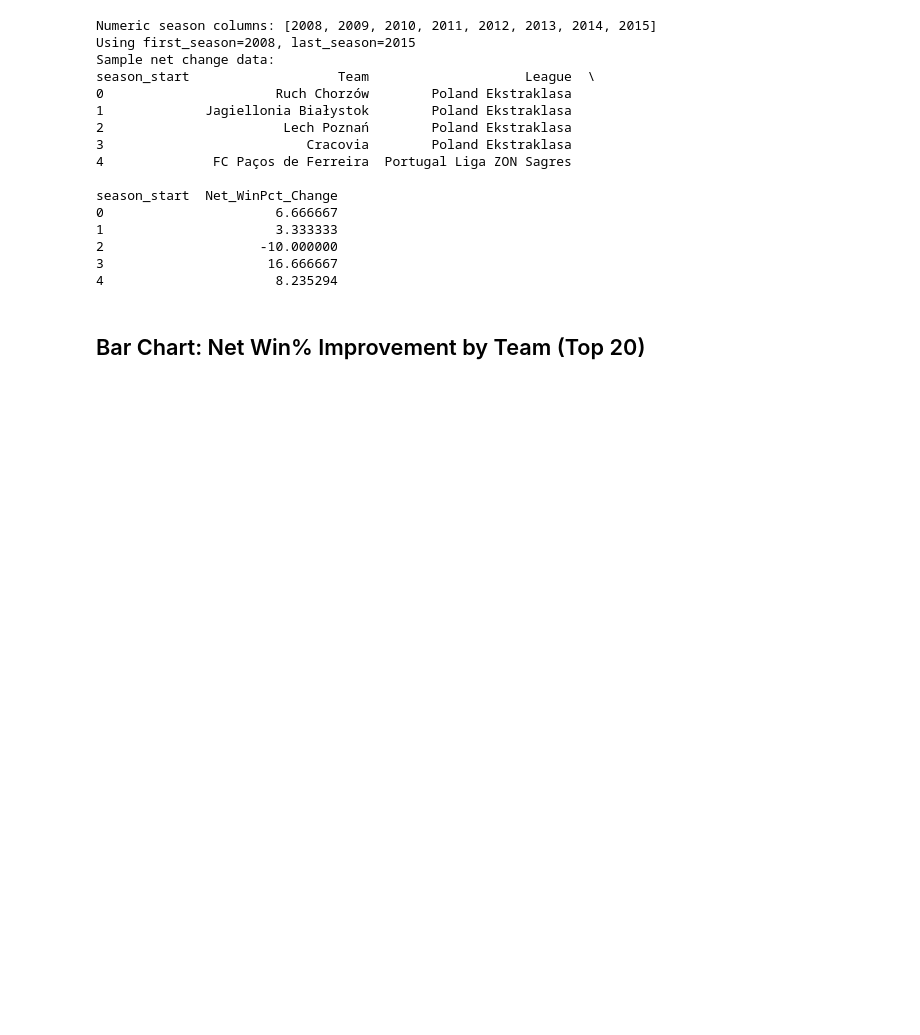
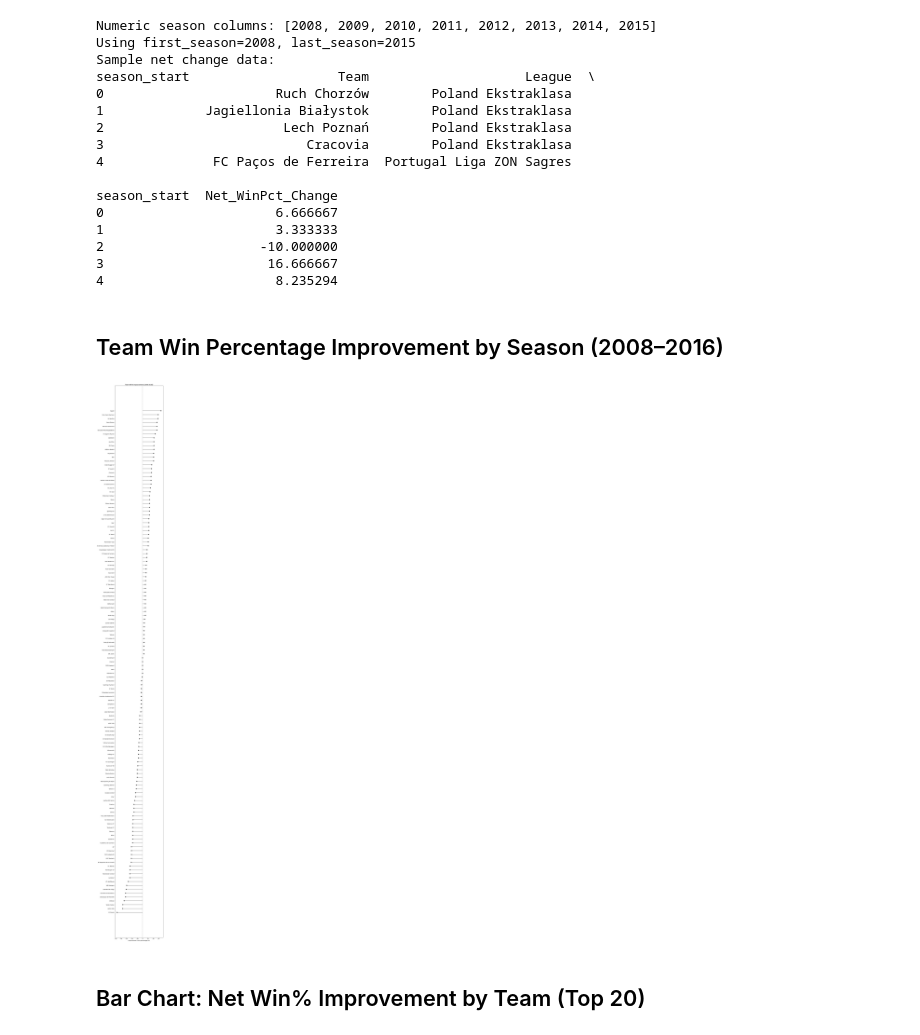
Before and after one commit to Mahat-Tasnim/VDS-Project, a Jupyter notebook: Team_Improvement_Analysis.ipynb, the cells around one changed output. Drawn from its saved outputs; the diff is of its cells as text; code cells hidden in the pictures; blank space fills up the shorter version.

Commit message:
Implement new  chart using real team names to show net win% percentage

```diff
--- a/Team_Improvement_Analysis.ipynb
+++ b/Team_Improvement_Analysis.ipynb
@@ -162,6 +162,25 @@ season_start  Net_WinPct_Change
 2                    -10.000000
 3                     16.666667
 4                      8.235294
+# %% [markdown]
+## Team Win Percentage Improvement by Season (2008–2016)
+# %%
+# Sort by lowest to highest
+pivot_sorted = pivot.sort_values('Net_WinPct_Change')
+
+teams = pivot_sorted['Team'].tolist()
+improvement = pivot_sorted['Net_WinPct_Change'].tolist()
+
+plt.figure(figsize=(8, max(5, int(len(teams) * 0.5))))  # Dynamic height for many teams
+plt.hlines(y=teams, xmin=0, xmax=improvement, color='gray', lw=2)
+plt.plot(improvement, teams, 'o', color='black')
+plt.xlabel('Improvement in win percentage (%)')
+plt.title('Team Win% Improvement (2008–2016)')  # even if last year is 2015
+plt.axvline(0, color='black', lw=1, linestyle='--', alpha=0.5)
+plt.tight_layout()
+plt.show()
+# %% [output]
+[figure, added]
 # %% [markdown]
 ## Bar Chart: Net Win% Improvement by Team (Top 20)
 # %%
```
